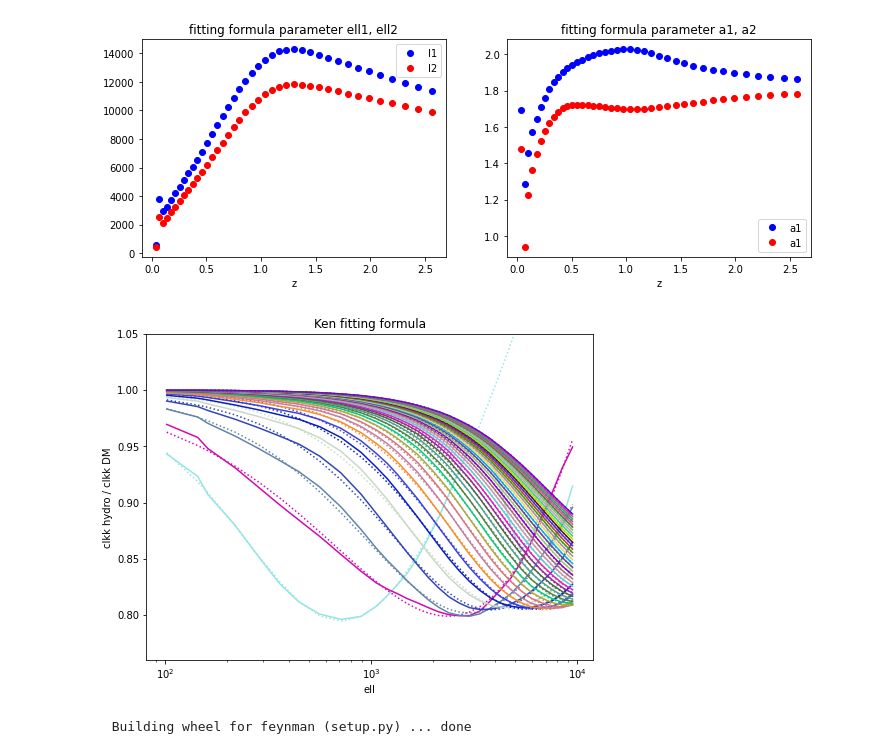
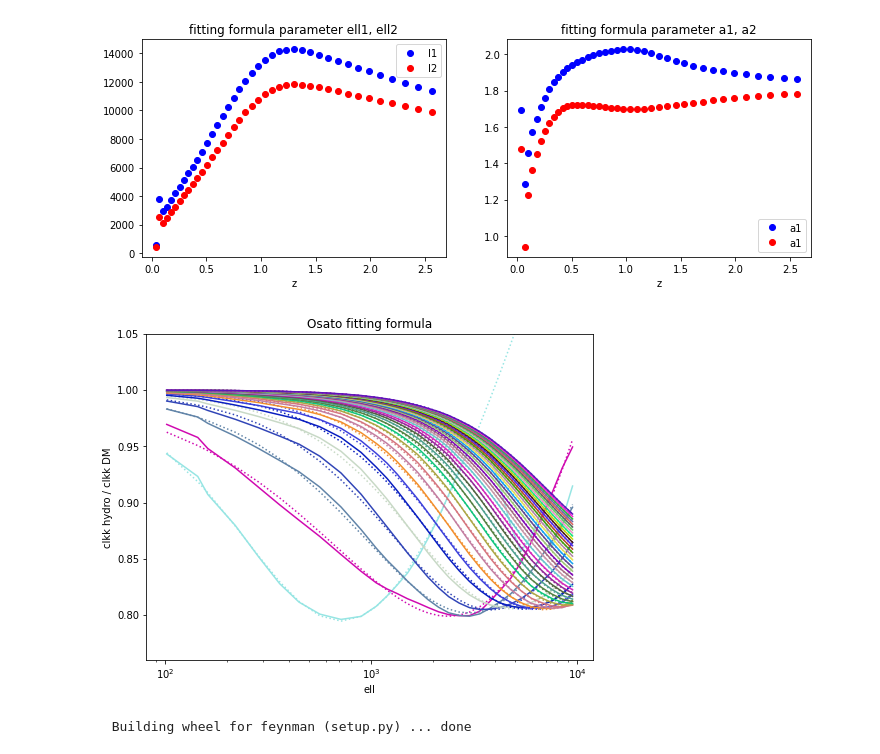
Before and after one commit to liuxx479/kappaTNG, a Jupyter notebook: Clkk_fitting_formula.ipynb, the cells around one changed output. Saved outputs shown, nothing was run; the diff lists cells and outputs as text; code cells hidden in the pictures.

```diff
--- a/Clkk_fitting_formula.ipynb
+++ b/Clkk_fitting_formula.ipynb
@@ -74,18 +72,18 @@ show()
 # %%
 f, ax = subplots(1,1,figsize=(8,6))
 seed(20)
 for i in range(40):
   icolor=rand(3)
   ax.plot(ell,ratios[i,:,1],color=icolor)
   ax.plot(ell, ratio_osato_fun(i),':',color=icolor)
 ax.set_xlabel('ell')
 ax.set_ylabel('clkk hydro / clkk DM')
 ax.set_xscale('log')
 ax.set_ylim(0.76, 1.05)
-ax.set_title('Ken fitting formula')
+ax.set_title('Osato fitting formula')
 show()
 # %% [output]
-[figure, old version]
+[figure, new version]
 # %%
 ## next, try to find a fitting formula with AI-Feynman https://github.com/SJ001/AI-Feynman
 ## https://github.com/dcshapiro/AI-Feynman/blob/master/AI_Feynman_2_0.ipynb
```
Also changed, not shown: parts of 1 cell of this notebook.
